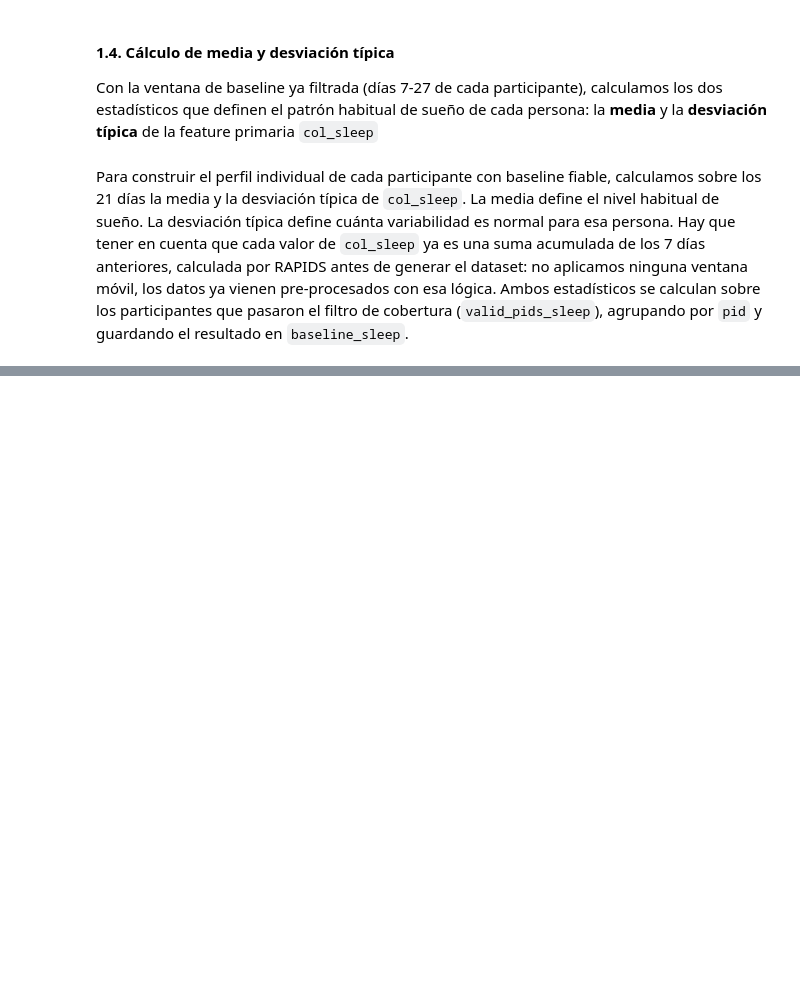
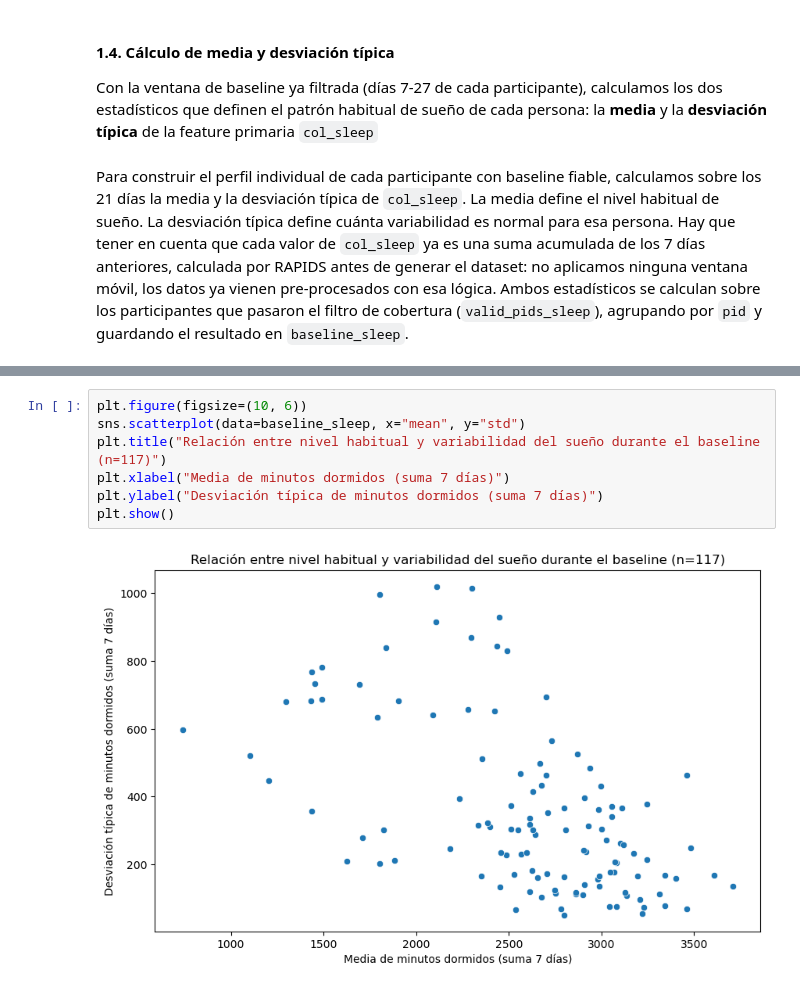
Before and after one commit to alejandrobarriel/globem, a Jupyter notebook: notebooks/globem.ipynb, the cells around one changed output, grey strips where cells are left out. Saved outputs shown, nothing was run; the diff lists cells and outputs as text; blank space fills up the shorter version.

```diff
--- a/notebooks/globem.ipynb
+++ b/notebooks/globem.ipynb
@@ -707,0 +773,9 @@ baseline_sleep
+# %%
+plt.figure(figsize=(10, 6))
+sns.scatterplot(data=baseline_sleep, x="mean", y="std")
+plt.title("Relación entre nivel habitual y variabilidad del sueño durante el baseline (n=117)")
+plt.xlabel("Media de minutos dormidos (suma 7 días)")
+plt.ylabel("Desviación típica de minutos dormidos (suma 7 días)")
+plt.show()
+# %% [output]
+[figure, added]
```
Also changed, not shown: parts of 40 cells of this notebook.
